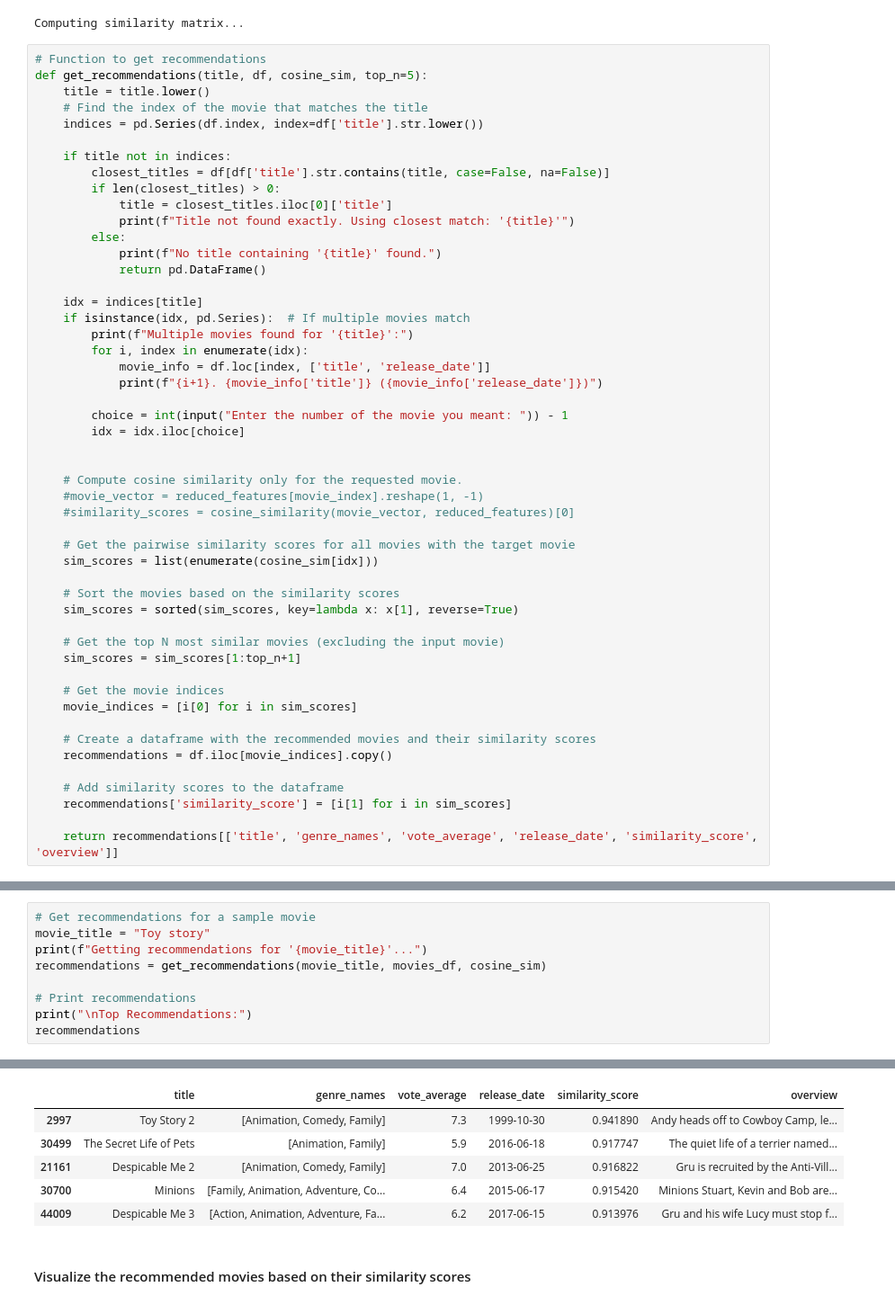
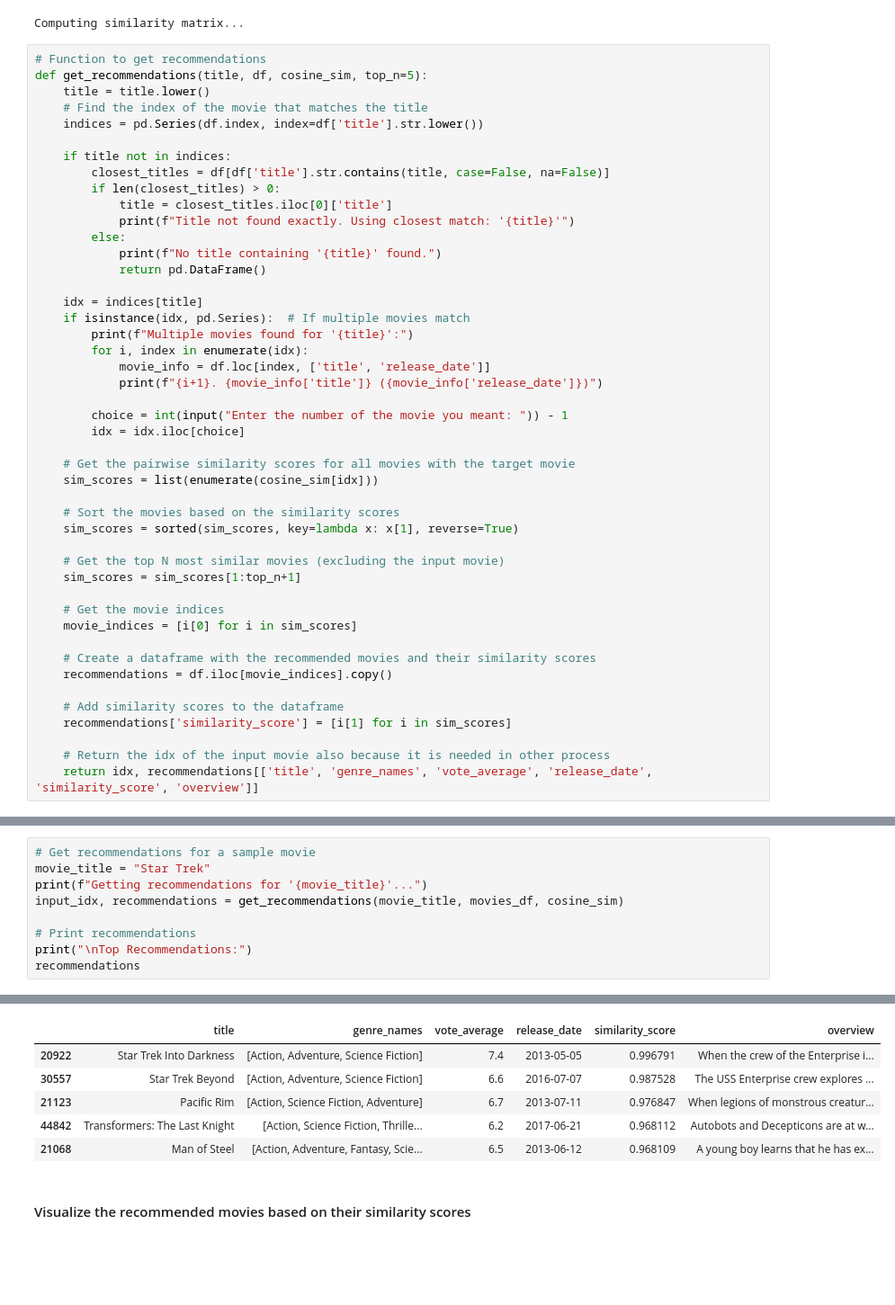
Before and after one commit to joseph-ishola/Movie-Recommendation-Model, a Jupyter notebook: script.ipynb, the cells around one changed output, grey strips where cells are left out. Shown at 90% size. Saved outputs shown, nothing was run; the diff lists cells and outputs as text; blank space fills up the shorter version.

```diff
--- a/script.ipynb
+++ b/script.ipynb
@@ -364,11 +366,6 @@ def get_recommendations(title, df, cosine_sim, top_n=5):
         choice = int(input("Enter the number of the movie you meant: ")) - 1
         idx = idx.iloc[choice]
 
-
-    # Compute cosine similarity only for the requested movie.
-    #movie_vector = reduced_features[movie_index].reshape(1, -1)
-    #similarity_scores = cosine_similarity(movie_vector, reduced_features)[0]
-
     # Get the pairwise similarity scores for all movies with the target movie
     sim_scores = list(enumerate(cosine_sim[idx]))
 
@@ -387,5 +384,6 @@ def get_recommendations(title, df, cosine_sim, top_n=5):
     # Add similarity scores to the dataframe
     recommendations['similarity_score'] = [i[1] for i in sim_scores]
 
-    return recommendations[['title', 'genre_names', 'vote_average', 'release_date', 'similarity_score', 'overview']]
+    # Return the idx of the input movie also because it is needed in other process
+    return idx, recommendations[['title', 'genre_names', 'vote_average', 'release_date', 'similarity_score', 'overview']]
 # %% [markdown]
@@ -393,8 +391,8 @@ def get_recommendations(title, df, cosine_sim, top_n=5):
 # %%
 # Get recommendations for a sample movie
-movie_title = "Toy story"
+movie_title = "Star Trek"
 print(f"Getting recommendations for '{movie_title}'...")
-recommendations = get_recommendations(movie_title, movies_df, cosine_sim)
+input_idx, recommendations = get_recommendations(movie_title, movies_df, cosine_sim)
 
 # Print recommendations
 print("\nTop Recommendations:")
@@ -404,11 +402,11 @@ Getting recommendations for 'Toy story'...
 
 Top Recommendations:
 |  | title | genre_names | vote_average | release_date | similarity_score | overview |
-| 2997 | Toy Story 2 | [Animation, Comedy, Family] | 7.3 | 1999-10-30 | 0.941890 | Andy heads off to Cowboy Camp, le... |
-| 30499 | The Secret Life of Pets | [Animation, Family] | 5.9 | 2016-06-18 | 0.917747 | The quiet life of a terrier named... |
-| 21161 | Despicable Me 2 | [Animation, Comedy, Family] | 7.0 | 2013-06-25 | 0.916822 | Gru is recruited by the Anti-Vill... |
-| 30700 | Minions | [Family, Animation, Adventure, Co... | 6.4 | 2015-06-17 | 0.915420 | Minions Stuart, Kevin and Bob are... |
-| 44009 | Despicable Me 3 | [Action, Animation, Adventure, Fa... | 6.2 | 2017-06-15 | 0.913976 | Gru and his wife Lucy must stop f... |
+| 20922 | Star Trek Into Darkness | [Action, Adventure, Science Fiction] | 7.4 | 2013-05-05 | 0.996791 | When the crew of the Enterprise i... |
+| 30557 | Star Trek Beyond | [Action, Adventure, Science Fiction] | 6.6 | 2016-07-07 | 0.987528 | The USS Enterprise crew explores ... |
+| 21123 | Pacific Rim | [Action, Science Fiction, Adventure] | 6.7 | 2013-07-11 | 0.976847 | When legions of monstrous creatur... |
+| 44842 | Transformers: The Last Knight | [Action, Science Fiction, Thrille... | 6.2 | 2017-06-21 | 0.968112 | Autobots and Decepticons are at w... |
+| 21068 | Man of Steel | [Action, Adventure, Fantasy, Scie... | 6.5 | 2013-06-12 | 0.968109 | A young boy learns that he has ex... |
 # %% [markdown]
 #### Visualize the recommended movies based on their similarity scores
 # %%
```
Also changed, not shown: parts of 15 cells of this notebook, 3 other files.
